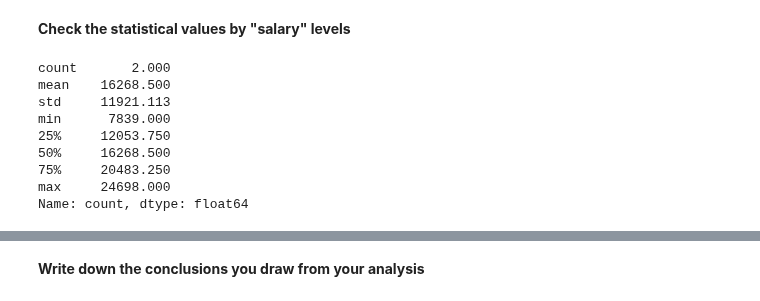
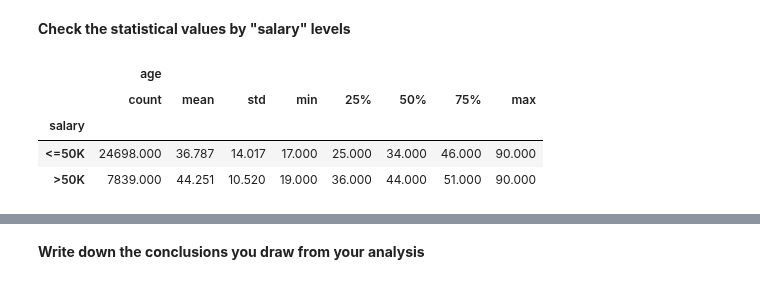
Before and after one commit to iceyisaak/clarusway_ds, a Jupyter notebook: DA _ DVwPy-EDA Project (Analyze US Citizens)-Student-V01_(with_desired_outputs).ipynb, the cells around one changed output, grey strips where cells are left out. Drawn from its saved outputs; the diff is of its cells as text; code cells hidden in the pictures.

```diff
--- a/DA _ DVwPy-EDA Project (Analyze US Citizens)-Student-V01_(with_desired_outputs).ipynb
+++ b/DA _ DVwPy-EDA Project (Analyze US Citizens)-Student-V01_(with_desired_outputs).ipynb
@@ -728,18 +728,14 @@ Desired Output:
 # %%
 # Your Code is Here
 
 # df['salary'].describe().T
-df['salary'].value_counts().describe().T
+df.groupby('salary')[['age']].describe()
 # %% [output]
-count       2.000
-mean    16268.500
-std     11921.113
-min      7839.000
-25%     12053.750
-50%     16268.500
-75%     20483.250
-max     24698.000
-Name: count, dtype: float64
+|  | age |  |  |  |  |  |  |  |
+|  | count | mean | std | min | 25% | 50% | 75% | max |
+| salary |  |  |  |  |  |  |  |  |
+| <=50K | 24698.000 | 36.787 | 14.017 | 17.000 | 25.000 | 34.000 | 46.000 | 90.000 |
+| >50K | 7839.000 | 44.251 | 10.520 | 19.000 | 36.000 | 44.000 | 51.000 | 90.000 |
 # %% [markdown]
 Desired Output:
 
```
Also changed, not shown: parts of 8 cells of this notebook.
